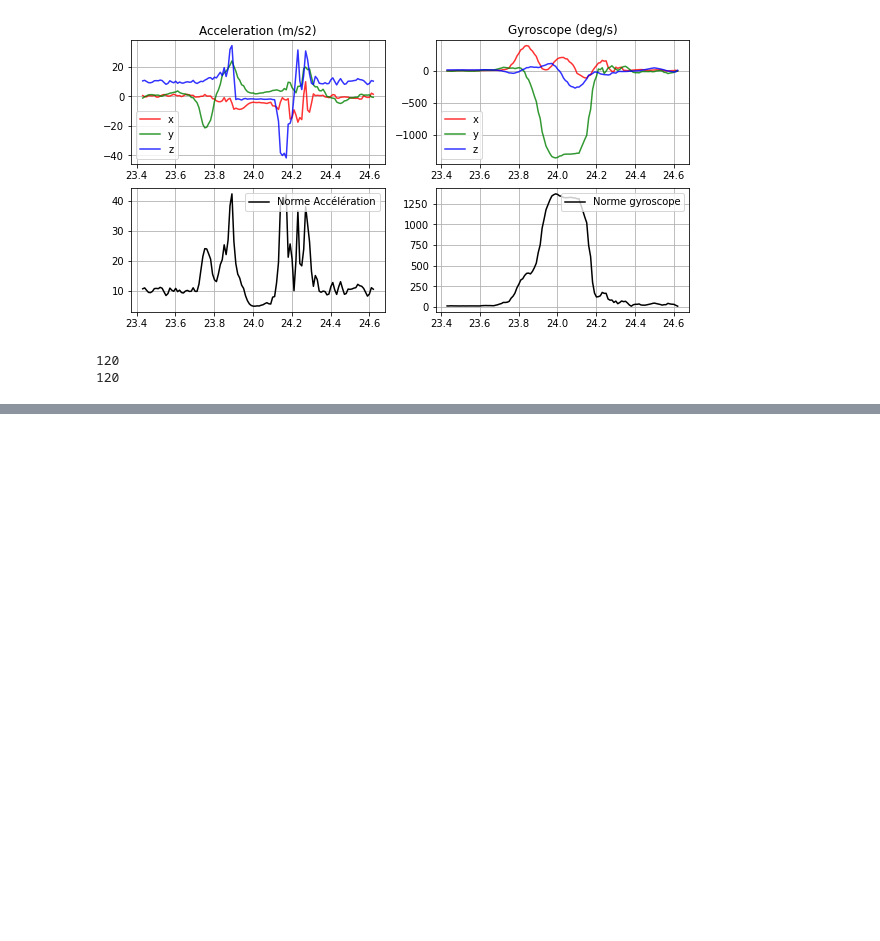
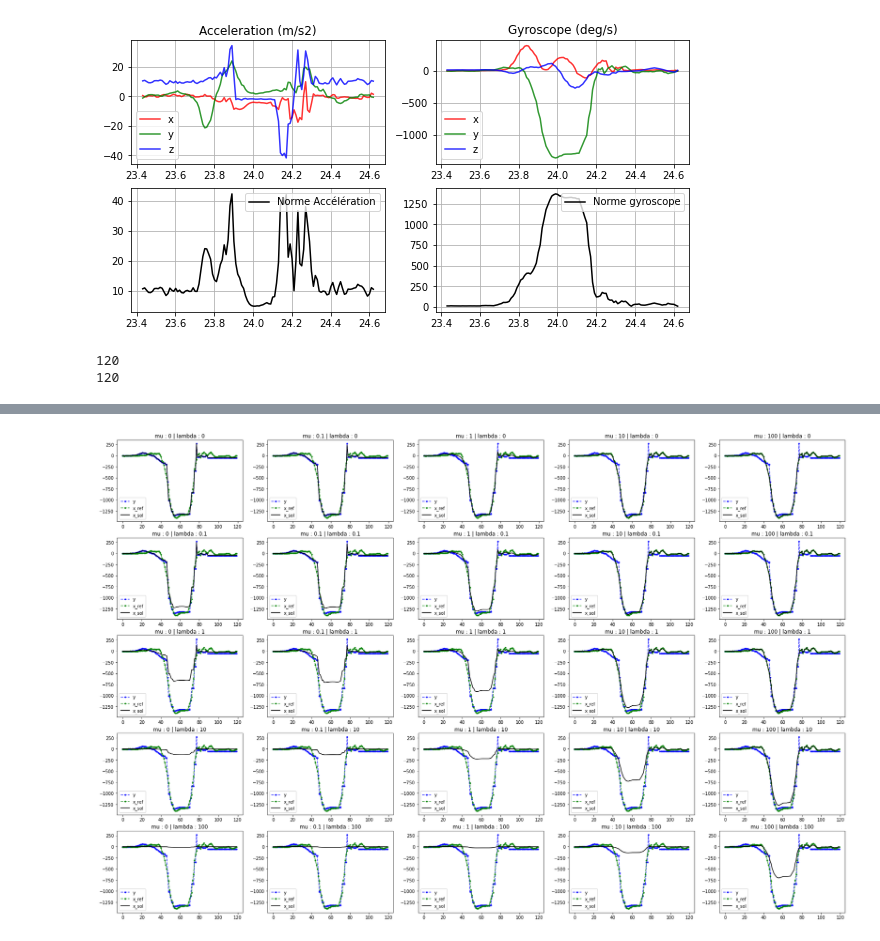
Before and after one commit to libcraps/SkateboardXXX3000, a Jupyter notebook: 01_Python/MovuinoDataHandler/study/interpolation_impainting_with_ref_fig.ipynb, the cells around one changed output, grey strips where cells are left out. Drawn from its saved outputs; the diff is of its cells as text; code cells hidden in the pictures; blank space fills up the shorter version.

```diff
--- a/01_Python/MovuinoDataHandler/study/interpolation_impainting_with_ref_fig.ipynb
+++ b/01_Python/MovuinoDataHandler/study/interpolation_impainting_with_ref_fig.ipynb
@@ -106,0 +107,39 @@ plt.show()
+# %%
+mu = 1
+lamb = 0
+lamb_l1 = 0
+# lamb_l1 = 0
+
+mu_list=[0,0.1,0.3,0.5,1,3,5,10,100]
+lamb_list=[0,0.1,0.3,0.5,1,3,5,10,100]
+
+mu_list=[0,0.1,1,10,100]
+lamb_list=[0,0.1,1,10,100]
+
+
+mu_len=len(mu_list)
+lamb_len=len(lamb_list)
+
+gx_raw = trick.rawData["gy"]*180/np.pi
+gx_ref_raw = trick_ref.rawData["gy"]*180/np.pi
+
+norm_raw = np.linalg.norm(gx_raw)
+norm_ref_raw = np.linalg.norm(gx_ref_raw)
+
+gx_ref_raw = gx_ref_raw/norm_ref_raw*norm_raw
+
+plt.figure(figsize=(30,20))
+for i,mu in enumerate(mu_list):
+    for j,lamb in enumerate(lamb_list):
+        gx_interp = (gx_raw + mu*gx_ref_raw)/(1+lamb+mu)-lamb_l1
+
+        plt.subplot(mu_len,lamb_len,1+ i+j*lamb_len)
+        plt.plot(gx_raw, "--b",marker="o",markersize=3 ,label="y",alpha=0.8)
+        plt.plot(gx_ref_raw, "--g",marker="o",markersize=3,label="x_ref",alpha=0.8)
+        plt.plot(gx_interp, color="black",label="x_sol")
+        plt.title(f"mu : {mu} | lambda : {lamb}")
+        plt.legend(
+        )
+plt.show()
+# %% [output]
+[figure, added]
```
Also changed, not shown: parts of 2 cells of this notebook, 9 other files.
